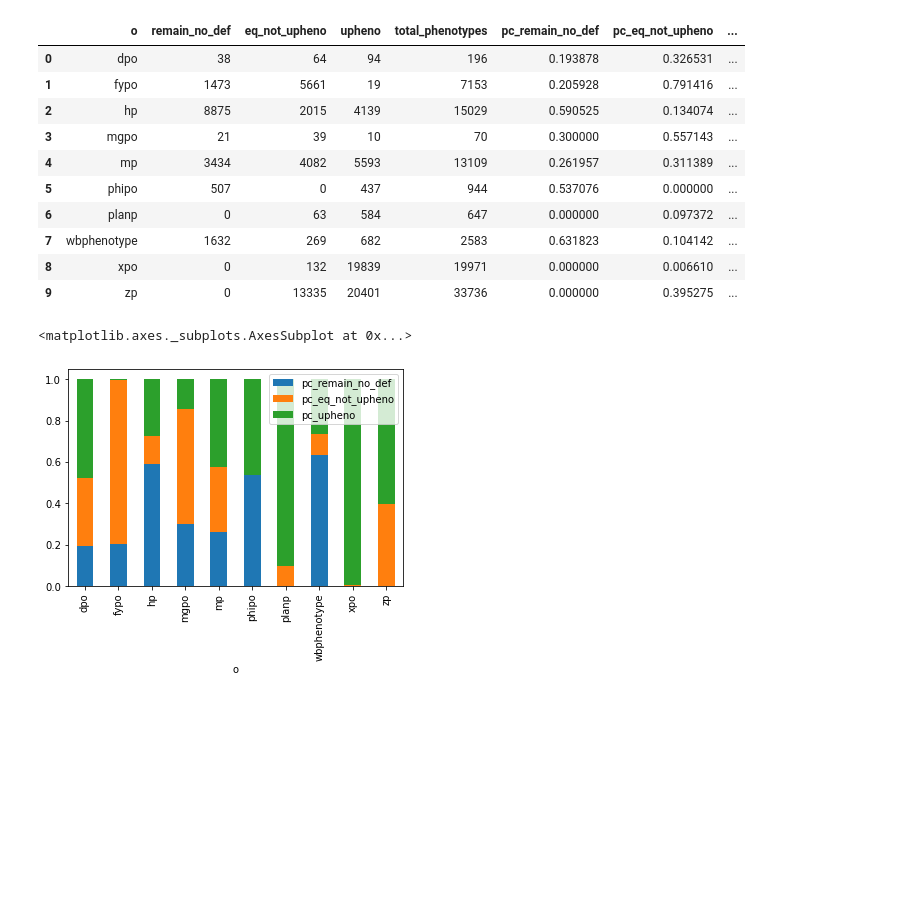
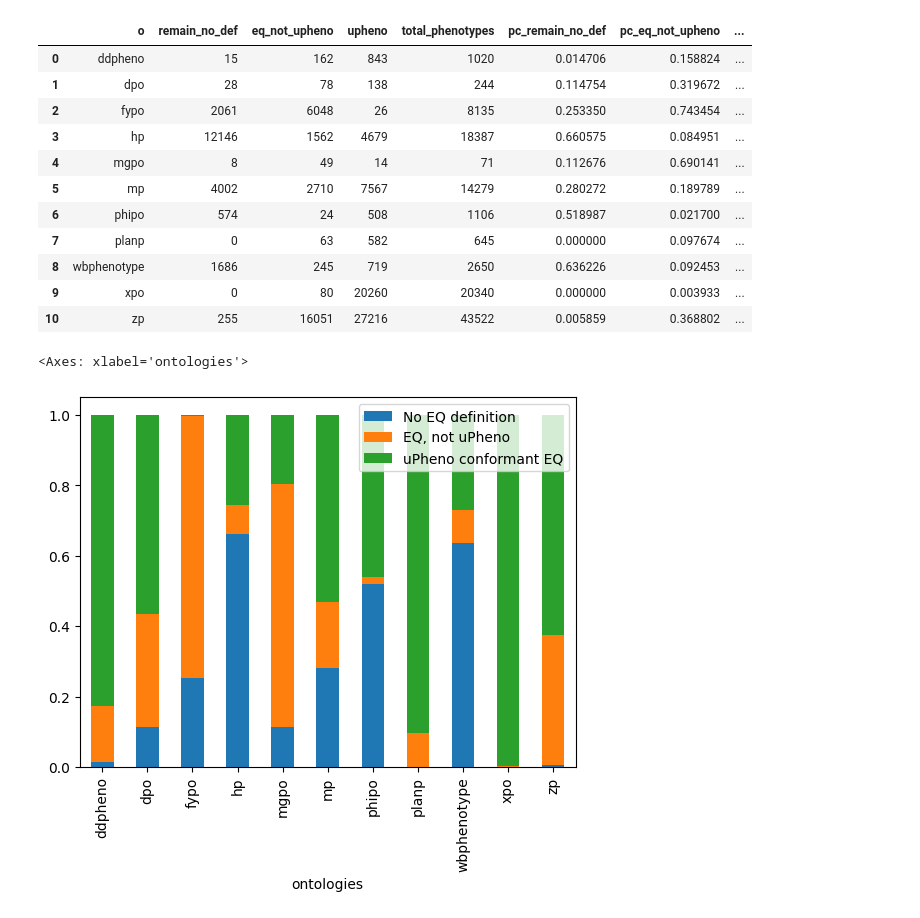
Before and after one commit to obophenotype/upheno-dev, a Jupyter notebook: src/scripts/upheno_analysis.ipynb, the cells around one changed output. Cells and saved outputs as stored; diff of their text form; code cells hidden in the pictures; blank space fills up the shorter version.

```diff
--- a/src/scripts/upheno_analysis.ipynb
+++ b/src/scripts/upheno_analysis.ipynb
@@ -16,5 +16,6 @@ from lib import uPhenoConfig, get_defined_phenotypes
 ### Configuration
 yaml.warnings({'YAMLLoadWarning': False})
 #upheno_config_file = sys.argv[1]
-upheno_config_file = os.path.join("/Users/matentzn/ws/upheno-dev/src/curation/upheno-config.yaml")
-ws = "/Users/matentzn/tmp_data/var/lib/jenkins/workspace/upheno2-pipeline@2/src"
+#upheno_config_file = os.path.join("/Users/matentzn/ws/upheno-dev/src/curation/upheno-config.yaml")
+#ws = "/Users/matentzn/tmp_data/var/lib/jenkins/workspace/upheno2-pipeline@2/src"
+upheno_eq_analysis = "/Users/matentzn/ws/upheno-dev/src/ontology/reports/upheno-eq-analysis.csv"
@@ -86,5 +69,6 @@ True  51798
 # %%
 #del df_pheno['ldef']
 #del df_pheno['lab']
+df_pheno = pd.read_csv(upheno_eq_analysis)
 df_pheno.head()
 # %% [output]
@@ -180,21 +167,24 @@ r=result[['o','pc_remain_no_def','pc_eq_not_upheno','pc_upheno']]
 result
 # %% [output]
 |  | o | remain_no_def | eq_not_upheno | upheno | total_phenotypes | pc_remain_no_def | pc_eq_not_upheno | ... |
-| 0 | dpo | 38 | 64 | 94 | 196 | 0.193878 | 0.326531 | ... |
-| 1 | fypo | 1473 | 5661 | 19 | 7153 | 0.205928 | 0.791416 | ... |
-| 2 | hp | 8875 | 2015 | 4139 | 15029 | 0.590525 | 0.134074 | ... |
-| 3 | mgpo | 21 | 39 | 10 | 70 | 0.300000 | 0.557143 | ... |
-| 4 | mp | 3434 | 4082 | 5593 | 13109 | 0.261957 | 0.311389 | ... |
-| 5 | phipo | 507 | 0 | 437 | 944 | 0.537076 | 0.000000 | ... |
-| 6 | planp | 0 | 63 | 584 | 647 | 0.000000 | 0.097372 | ... |
-| 7 | wbphenotype | 1632 | 269 | 682 | 2583 | 0.631823 | 0.104142 | ... |
-| 8 | xpo | 0 | 132 | 19839 | 19971 | 0.000000 | 0.006610 | ... |
-| 9 | zp | 0 | 13335 | 20401 | 33736 | 0.000000 | 0.395275 | ... |
+| 0 | ddpheno | 15 | 162 | 843 | 1020 | 0.014706 | 0.158824 | ... |
+| 1 | dpo | 28 | 78 | 138 | 244 | 0.114754 | 0.319672 | ... |
+| 2 | fypo | 2061 | 6048 | 26 | 8135 | 0.253350 | 0.743454 | ... |
+| 3 | hp | 12146 | 1562 | 4679 | 18387 | 0.660575 | 0.084951 | ... |
+| 4 | mgpo | 8 | 49 | 14 | 71 | 0.112676 | 0.690141 | ... |
+| 5 | mp | 4002 | 2710 | 7567 | 14279 | 0.280272 | 0.189789 | ... |
+| 6 | phipo | 574 | 24 | 508 | 1106 | 0.518987 | 0.021700 | ... |
+| 7 | planp | 0 | 63 | 582 | 645 | 0.000000 | 0.097674 | ... |
+| 8 | wbphenotype | 1686 | 245 | 719 | 2650 | 0.636226 | 0.092453 | ... |
+| 9 | xpo | 0 | 80 | 20260 | 20340 | 0.000000 | 0.003933 | ... |
+| 10 | zp | 255 | 16051 | 27216 | 43522 | 0.005859 | 0.368802 | ... |
 # %%
 r
 r.to_csv("/Users/matentzn/tmp_data/upheno.csv")
+# %%
+r.columns = ['ontologies','No EQ definition','EQ, not uPheno','uPheno conformant EQ']
 # %%
-r.set_index('o').plot(kind='bar', stacked=True)
+r.set_index('ontologies').plot(kind='bar', stacked=True)
 # %% [output]
-<matplotlib.axes._subplots.AxesSubplot at 0x...>
+<Axes: xlabel='ontologies'>
-[figure, old version]
+[figure, new version]
```
Also changed, not shown: parts of 11 cells of this notebook.
